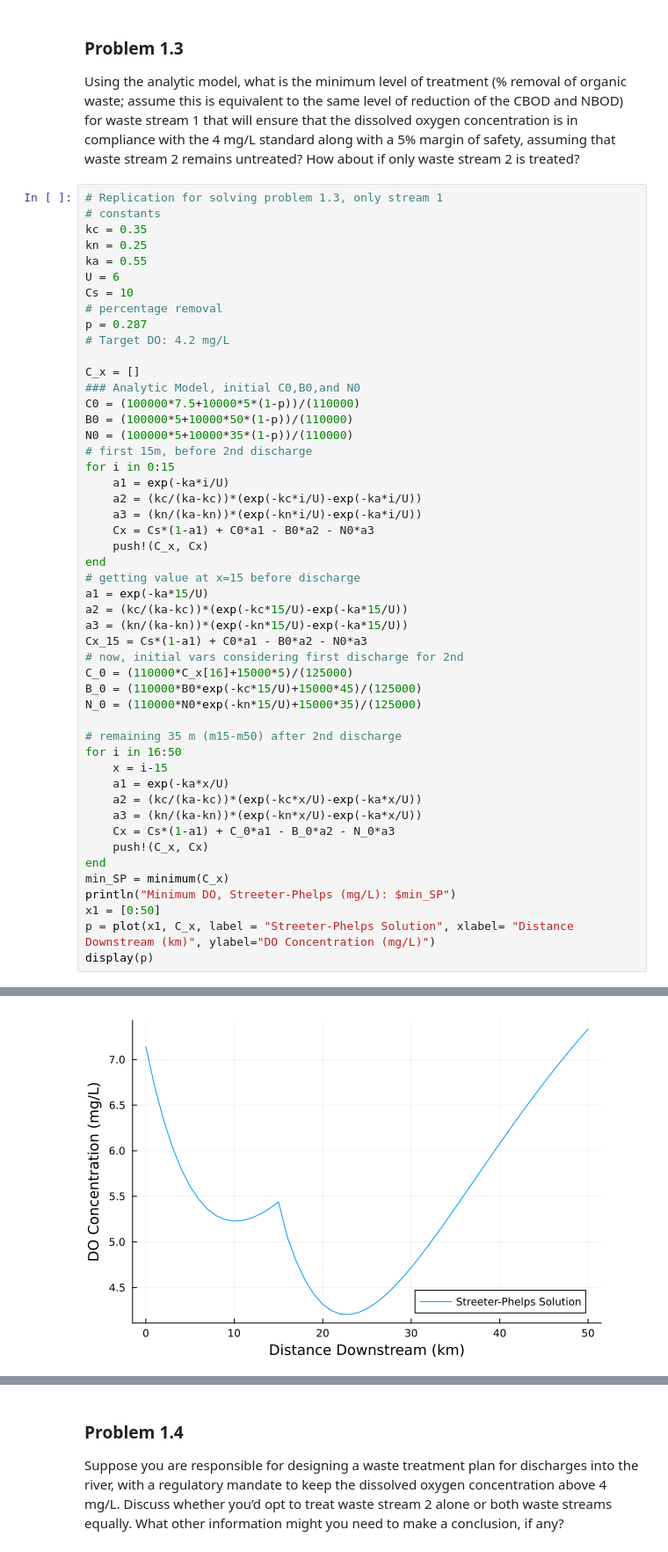
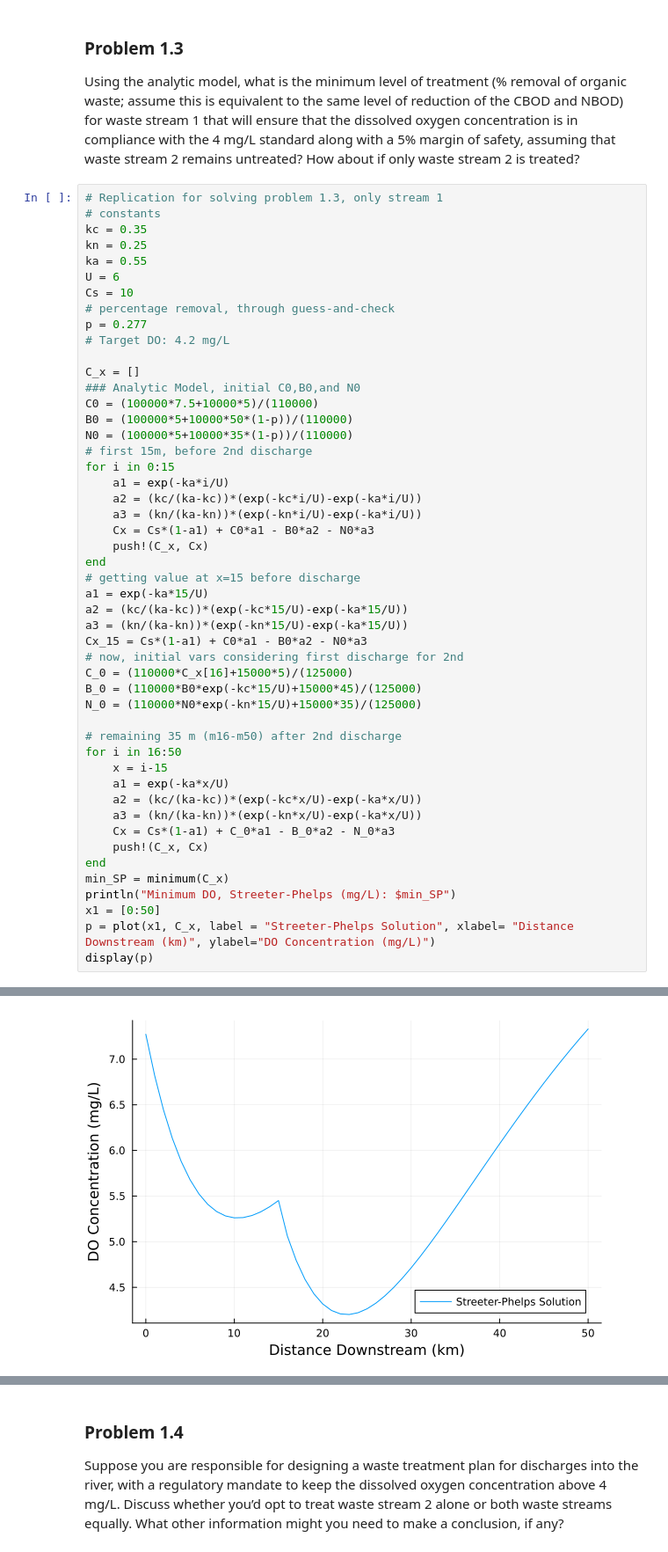
Before and after one commit to BEE4750-FA25/hw3-ellasandwich, a Jupyter notebook: hw03.ipynb, the cells around one changed output, grey strips where cells are left out. Shown at 88% size. Saved outputs shown, nothing was run; the diff lists cells and outputs as text.

```diff
--- a/hw03.ipynb
+++ b/hw03.ipynb
@@ -176,13 +171,13 @@ kn = 0.25
 ka = 0.55
 U = 6
 Cs = 10
-# percentage removal
-p = 0.287
+# percentage removal, through guess-and-check
+p = 0.277
 # Target DO: 4.2 mg/L
 
 C_x = []
 ### Analytic Model, initial C0,B0,and N0
-C0 = (100000*7.5+10000*5*(1-p))/(110000)
+C0 = (100000*7.5+10000*5)/(110000)
 B0 = (100000*5+10000*50*(1-p))/(110000)
 N0 = (100000*5+10000*35*(1-p))/(110000)
 # first 15m, before 2nd discharge
@@ -203,7 +198,7 @@ C_0 = (110000*C_x[16]+15000*5)/(125000)
 B_0 = (110000*B0*exp(-kc*15/U)+15000*45)/(125000)
 N_0 = (110000*N0*exp(-kn*15/U)+15000*35)/(125000)
 
-# remaining 35 m (m15-m50) after 2nd discharge
+# remaining 35 m (m16-m50) after 2nd discharge
 for i in 16:50
     x = i-15
     a1 = exp(-ka*x/U)
@@ -221 +217 @@ display(p)
-[figure, old version]
+[figure, new version]
```
Also changed, not shown: parts of 11 cells of this notebook.
